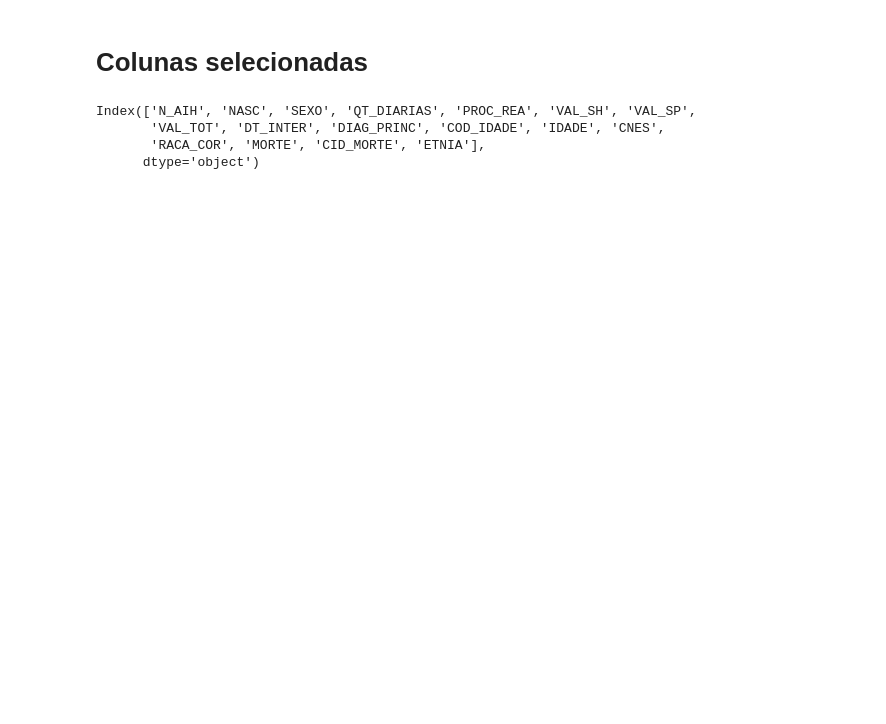
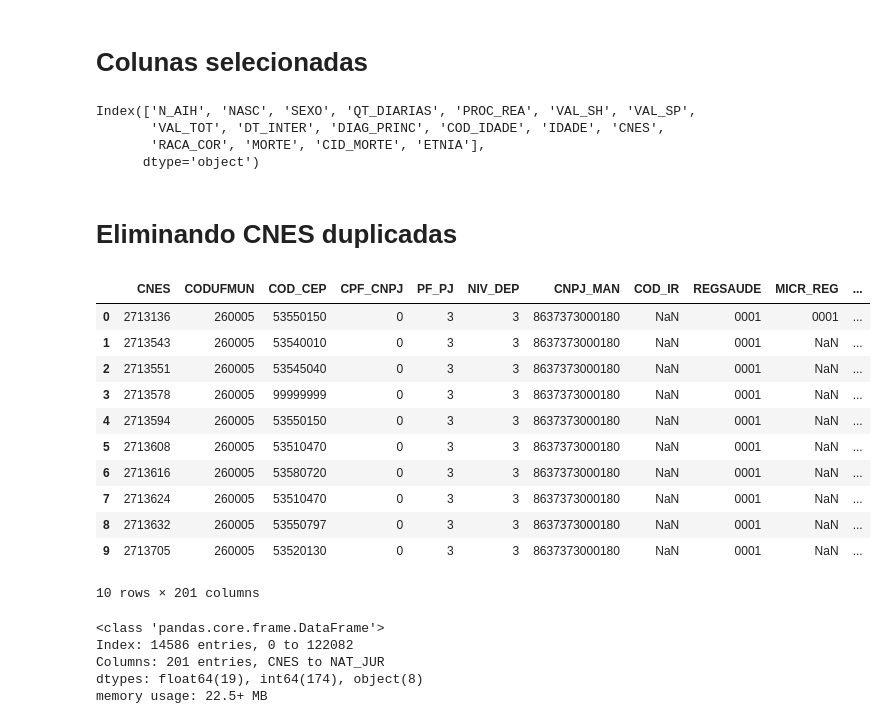
Before and after one commit to vinissmaciel/datasus_PE, a Jupyter notebook: analise.ipynb, the cells around one changed output. Saved outputs shown, nothing was run; the diff lists cells and outputs as text; code cells hidden in the pictures; blank space fills up the shorter version.

```diff
--- a/analise.ipynb
+++ b/analise.ipynb
@@ -223,3 +217,31 @@ Index(['N_AIH', 'NASC', 'SEXO', 'QT_DIARIAS', 'PROC_REA', 'VAL_SH', 'VAL_SP',
        'VAL_TOT', 'DT_INTER', 'DIAG_PRINC', 'COD_IDADE', 'IDADE', 'CNES',
        'RACA_COR', 'MORTE', 'CID_MORTE', 'ETNIA'],
       dtype='object')
+# %% [markdown]
+# Eliminando CNES duplicadas
+# %%
+df_cnes = pd.read_csv('data/CNES.csv', encoding='ISO-8859-1')
+# %%
+df_cnes.head(10)
+# %% [output]
+|  | CNES | CODUFMUN | COD_CEP | CPF_CNPJ | PF_PJ | NIV_DEP | CNPJ_MAN | COD_IR | REGSAUDE | MICR_REG | ... |
+| 0 | 2713136 | 260005 | 53550150 | 0 | 3 | 3 | 8637373000180 | NaN | 0001 | 0001 | ... |
+| 1 | 2713543 | 260005 | 53540010 | 0 | 3 | 3 | 8637373000180 | NaN | 0001 | NaN | ... |
+| 2 | 2713551 | 260005 | 53545040 | 0 | 3 | 3 | 8637373000180 | NaN | 0001 | NaN | ... |
+| 3 | 2713578 | 260005 | 99999999 | 0 | 3 | 3 | 8637373000180 | NaN | 0001 | NaN | ... |
+| 4 | 2713594 | 260005 | 53550150 | 0 | 3 | 3 | 8637373000180 | NaN | 0001 | NaN | ... |
+| 5 | 2713608 | 260005 | 53510470 | 0 | 3 | 3 | 8637373000180 | NaN | 0001 | NaN | ... |
+| 6 | 2713616 | 260005 | 53580720 | 0 | 3 | 3 | 8637373000180 | NaN | 0001 | NaN | ... |
+| 7 | 2713624 | 260005 | 53510470 | 0 | 3 | 3 | 8637373000180 | NaN | 0001 | NaN | ... |
+| 8 | 2713632 | 260005 | 53550797 | 0 | 3 | 3 | 8637373000180 | NaN | 0001 | NaN | ... |
+| 9 | 2713705 | 260005 | 53520130 | 0 | 3 | 3 | 8637373000180 | NaN | 0001 | NaN | ... |
+10 rows × 201 columns
+# %%
+df_cnes_unique = df_cnes.drop_duplicates(subset=['CNES'])
+df_cnes_unique.info()
+# %% [output]
+<class 'pandas.core.frame.DataFrame'>
+Index: 14586 entries, 0 to 122082
+Columns: 201 entries, CNES to NAT_JUR
+dtypes: float64(19), int64(174), object(8)
+memory usage: 22.5+ MB
```
Also changed, not shown: parts of 3 cells of this notebook, 1 other file.
